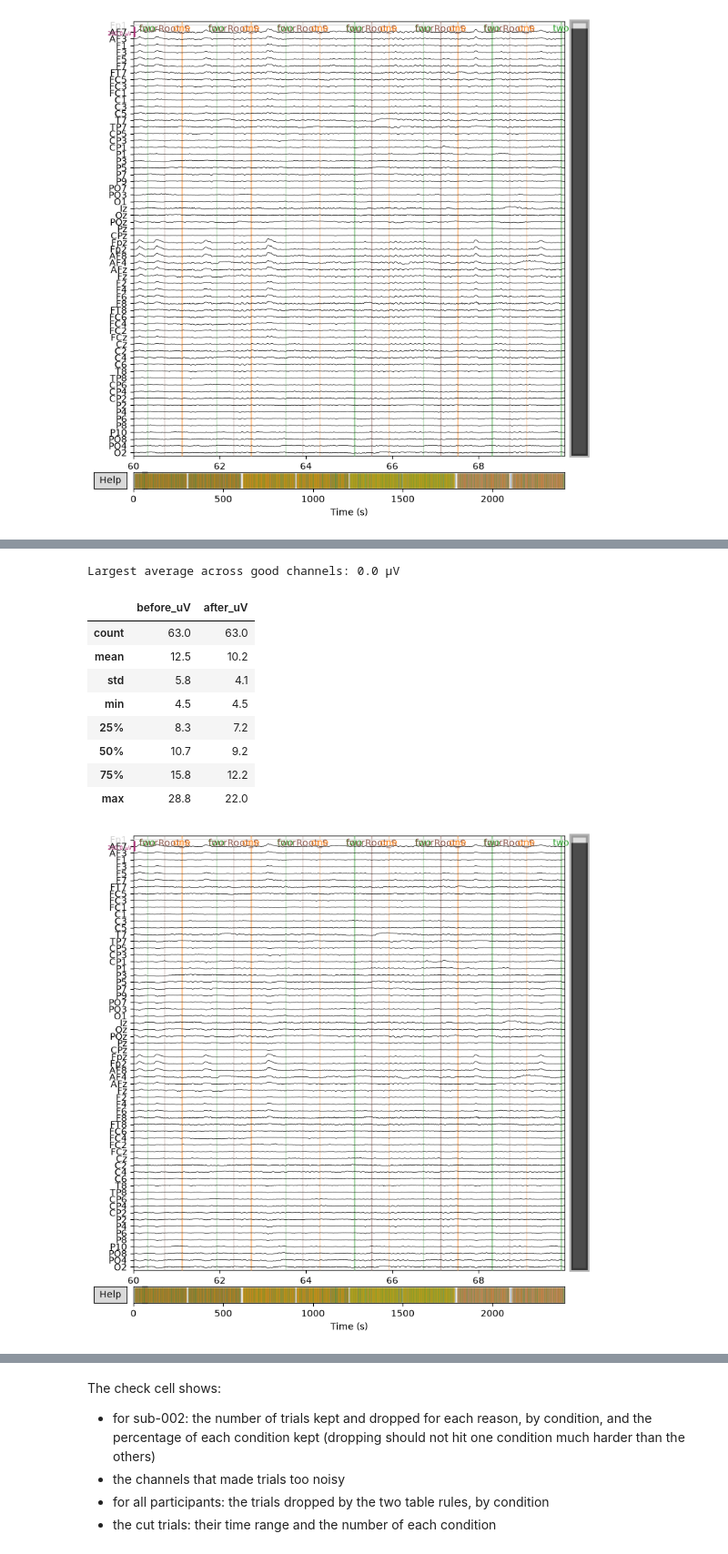
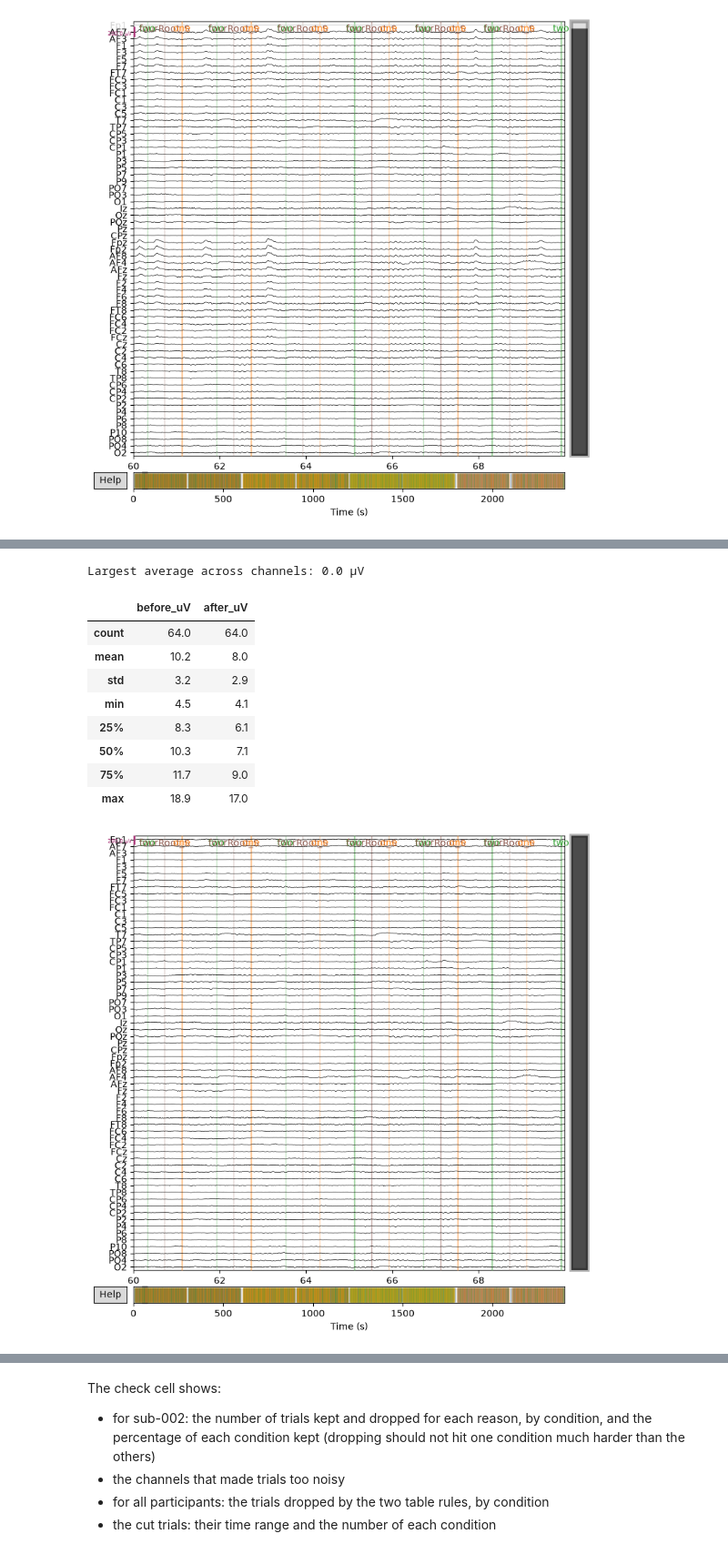
Before and after one commit to davisbone/Harmonic-EEG, a Jupyter notebook: MS2wranglingData.ipynb, the cells around one changed output, grey strips where cells are left out. Shown at 91% size. Saved outputs shown, nothing was run; the diff lists cells and outputs as text; code cells hidden in the pictures.

Commit message:
Reshuffled order of steps, adding in removal of eye blinks using ICA and finding noisy channels and filling them in.

```diff
--- a/MS2wranglingData.ipynb
+++ b/MS2wranglingData.ipynb
@@ -1263,0 +1329,20 @@ raw.plot(start=60, duration=10, n_channels=64, scalings=dict(eeg=100e-6));
+# %%
+# A number for each condition, and a function turning trial-table rows into MNE events
+# (sample number at 256 per second, 0, condition number)
+codes = {"standard": 1, "exemplar": 2, "function": 3}
+def trial_events(rows):
+    return np.c_[np.round(rows["onset_s"] * 256), np.zeros(len(rows)), rows["condition"].map(codes)].astype(int)
+
+# sub-002's recorded trials, cut from an average-referenced copy, good channels only
+recorded_trials = trials[(trials["participant"] == participant) & trials["recorded"]]
+test_epochs = mne.Epochs(raw.copy().set_eeg_reference("average"), trial_events(recorded_trials), codes,
+                         tmin=-0.1, tmax=0.4, baseline=(None, 0), preload=True).pick("eeg", exclude="bads")
+
+# Percentage of trials in which each channel swings by more than 150 µV
+swing = np.ptp(test_epochs.get_data(), axis=2)
+pct_over = pd.Series((swing > 150e-6).mean(axis=0) * 100, index=test_epochs.ch_names)
+
+# Noisy channels: over 150 µV in more than 10% of trials. Then fill in all bad channels from their neighbours
+raw.info["bads"] += list(pct_over.index[pct_over > 10])
+filled_in_channels = list(raw.info["bads"])
+raw.interpolate_bads()
@@ -1272,9 +1385,9 @@ The cell keeps each good channel's size before re-referencing (its standard devi
 - the same 10 seconds of EEG as before
 # %%
-# Size of each good channel before re-referencing (standard deviation over block 2, in µV)
-sd_before = raw.get_data(picks="eeg", exclude="bads", **block_2).std(axis=1) * 1e6
+# Size of each channel before re-referencing (standard deviation over block 2, in µV)
+sd_before = raw.get_data(picks="eeg", **block_2).std(axis=1) * 1e6
 
-# Subtract the average of the good channels from every channel
+# Subtract the average of all channels from every channel
 raw.set_eeg_reference("average")
 # %% [output]
 |  | General |  |
@@ -1294,27 +1407,27 @@ raw.set_eeg_reference("average")
 |  | Highpass | 0.50 Hz |
 |  | Lowpass | 40.00 Hz |
 # %%
-# Good channels over block 2, in µV
-good = raw.get_data(picks="eeg", exclude="bads", **block_2) * 1e6
+# All channels over block 2, in µV
+data_uV = raw.get_data(picks="eeg", **block_2) * 1e6
 
-# The average across good channels should now be 0 at every moment
-print("Largest average across good channels:", round(np.abs(good.mean(axis=0)).max(), 6), "µV")
+# The average across channels should now be 0 at every moment
+print("Largest average across channels:", round(np.abs(data_uV.mean(axis=0)).max(), 6), "µV")
 
-# Size of the good channels before and after (standard deviation, in µV)
-display(pd.DataFrame({"before_uV": sd_before, "after_uV": good.std(axis=1)}).describe().round(1))
+# Size of the channels before and after (standard deviation, in µV)
+display(pd.DataFrame({"before_uV": sd_before, "after_uV": data_uV.std(axis=1)}).describe().round(1))
 
 # The same 10 seconds as before, after re-referencing
 raw.plot(start=60, duration=10, n_channels=64, scalings=dict(eeg=100e-6));
 # %% [output]
-Largest average across good channels: 0.0 µV
+Largest average across channels: 0.0 µV
 |  | before_uV | after_uV |
-| count | 63.0 | 63.0 |
-| mean | 12.5 | 10.2 |
-| std | 5.8 | 4.1 |
-| min | 4.5 | 4.5 |
-| 25% | 8.3 | 7.2 |
-| 50% | 10.7 | 9.2 |
-| 75% | 15.8 | 12.2 |
-| max | 28.8 | 22.0 |
+| count | 64.0 | 64.0 |
+| mean | 10.2 | 8.0 |
+| std | 3.2 | 2.9 |
+| min | 4.5 | 4.1 |
+| 25% | 8.3 | 6.1 |
+| 50% | 10.3 | 7.1 |
+| 75% | 11.7 | 9.0 |
+| max | 18.9 | 17.0 |
-[figure, old version]
+[figure, new version]
 # %% [markdown]
```
Also changed, not shown: parts of 28 cells of this notebook.
